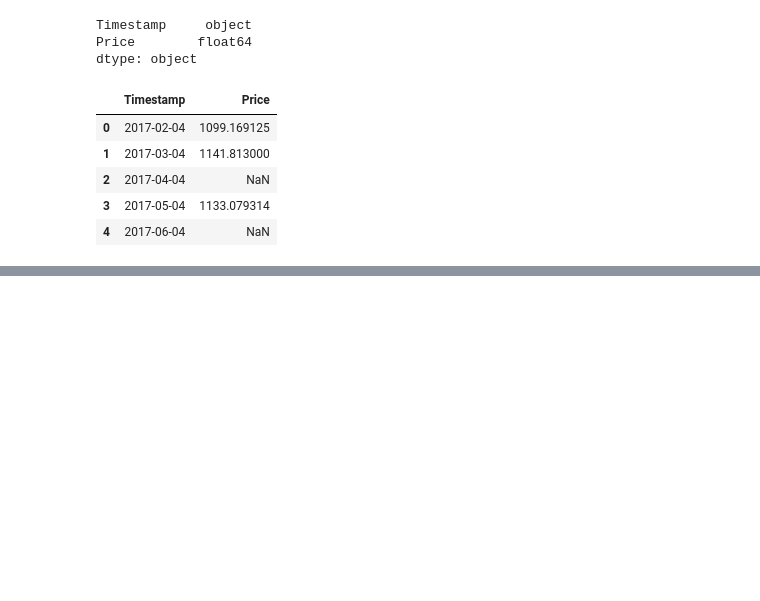
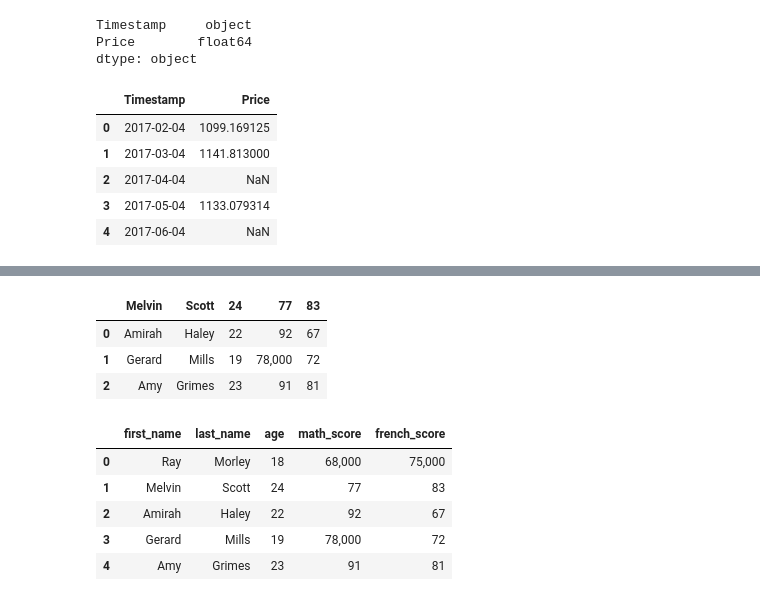
Before and after one commit to dabster108/Dataanalysis_numpy, a Jupyter notebook: Reading_CSV_and_text.ipynb, the cells around one changed output, grey strips where cells are left out. Cells and saved outputs as stored; diff of their text form; code cells hidden in the pictures; blank space fills up the shorter version.

```diff
--- a/Reading_CSV_and_text.ipynb
+++ b/Reading_CSV_and_text.ipynb
@@ -112,0 +178,22 @@ df.head()
+# %%
+#skiprows
+pd.read_csv('/content/sample_data/exam_review.csv',
+            sep='>',
+            skiprows=2)
+# %% [output]
+|  | Melvin | Scott | 24 | 77 | 83 |
+| 0 | Amirah | Haley | 22 | 92 | 67 |
+| 1 | Gerard | Mills | 19 | 78,000 | 72 |
+| 2 | Amy | Grimes | 23 | 91 | 81 |
+# %%
+pd.read_csv('/content/sample_data/exam_review.csv',
+            sep='>',
+            skip_blank_lines=True)
+# skip_blank_lines : if this set to true then it will not display the blank lines
+# %% [output]
+|  | first_name | last_name | age | math_score | french_score |
+| 0 | Ray | Morley | 18 | 68,000 | 75,000 |
+| 1 | Melvin | Scott | 24 | 77 | 83 |
+| 2 | Amirah | Haley | 22 | 92 | 67 |
+| 3 | Gerard | Mills | 19 | 78,000 | 72 |
+| 4 | Amy | Grimes | 23 | 91 | 81 |
```
Also changed, not shown: parts of 10 cells of this notebook.
